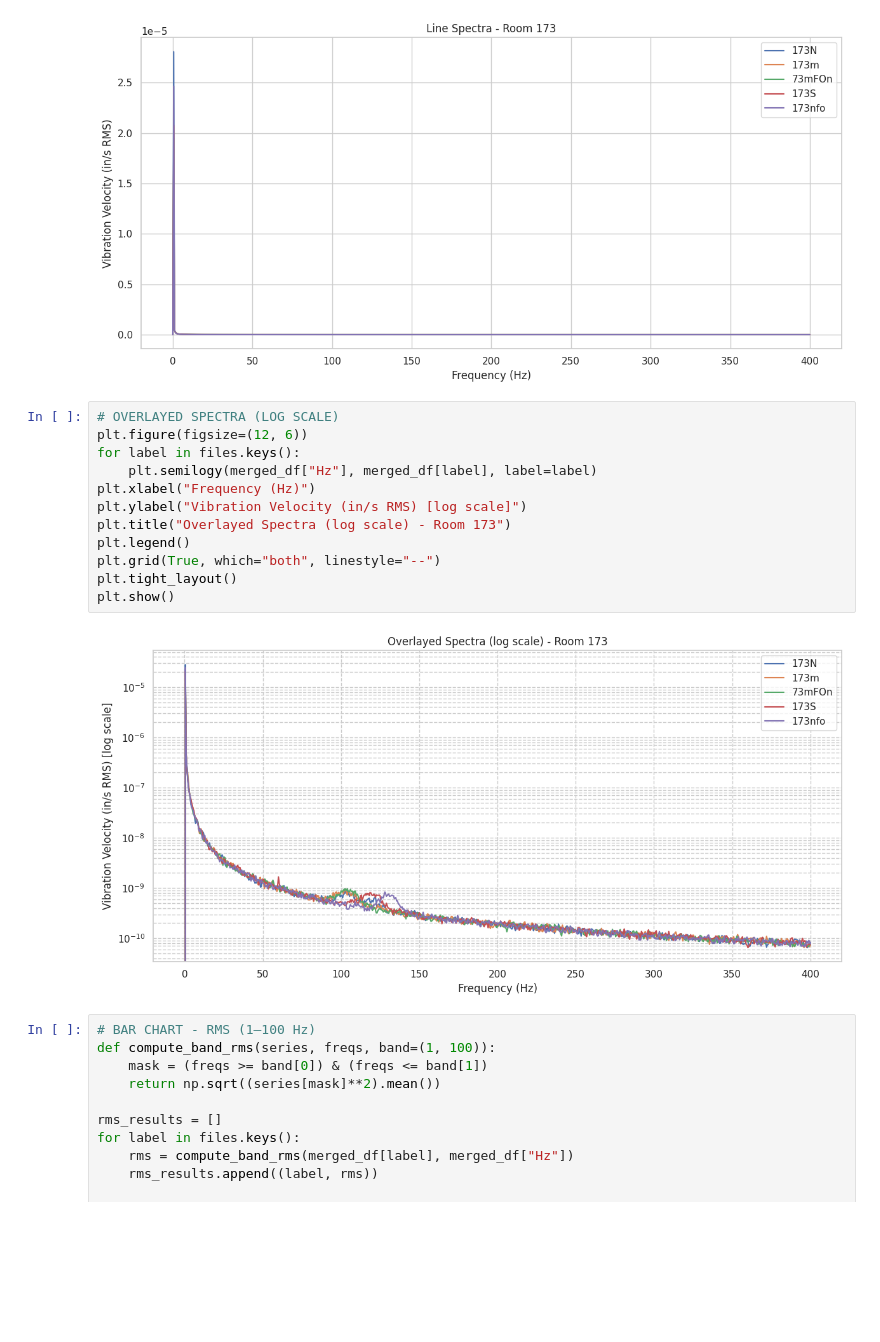
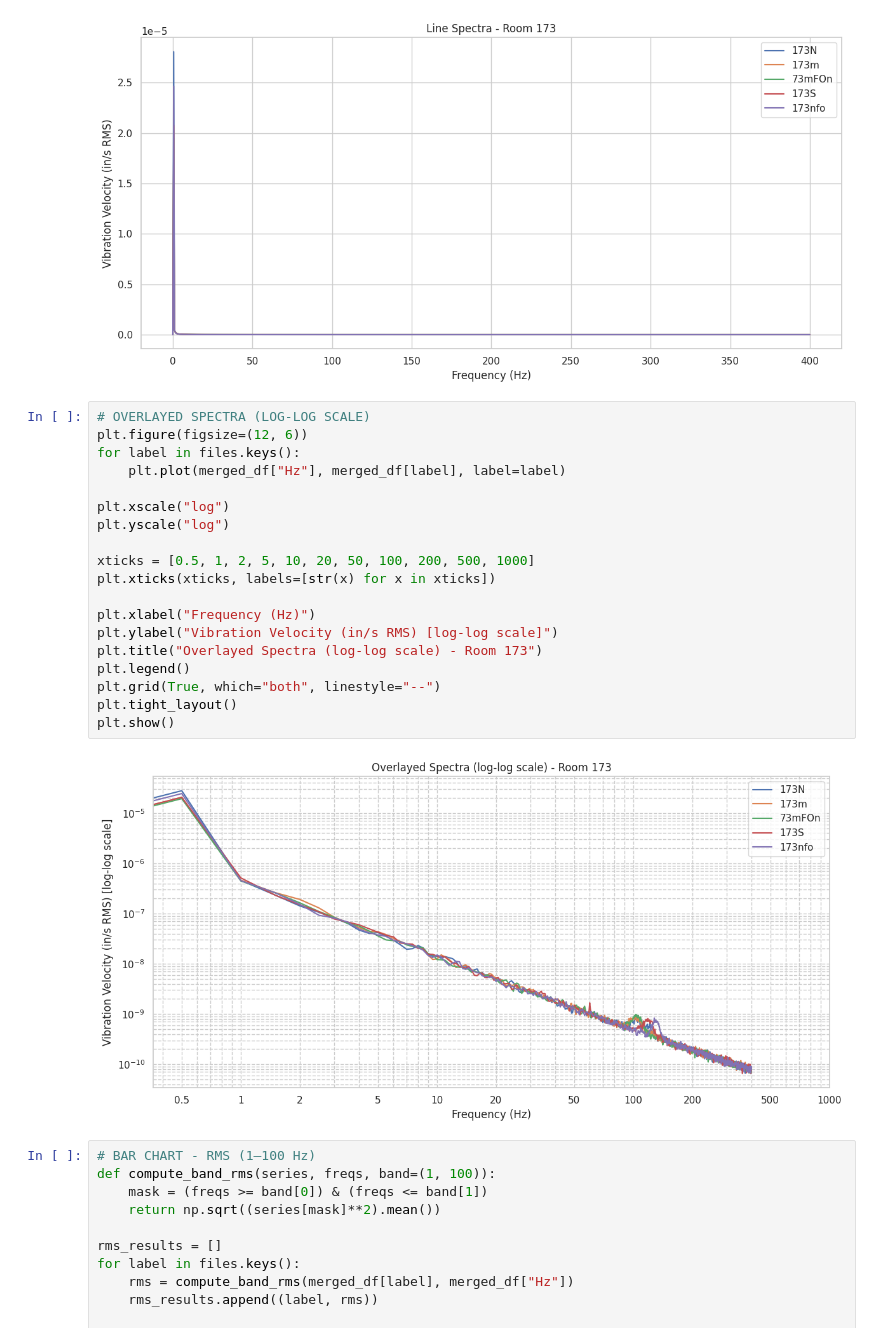
Before and after one commit to VikrantVDeo/Vibration-Analysis, a Jupyter notebook: Room_173.ipynb, the cells around one changed output. Drawn from its saved outputs; the diff is of its cells as text; blank space fills up the shorter version.

Commit message:
New_Log_Scale

```diff
--- a/Room_173.ipynb
+++ b/Room_173.ipynb
@@ -93,19 +95,26 @@ Merged DataFrame created
 | 4 | 2.0 | 1.421754e-07 | 1.915269e-07 | 1.640852e-07 | 1.504210e-07 | 1.532930e-07 |
 [figure]
 # %%
-# OVERLAYED SPECTRA (LOG SCALE)
+# OVERLAYED SPECTRA (LOG-LOG SCALE)
 plt.figure(figsize=(12, 6))
 for label in files.keys():
-    plt.semilogy(merged_df["Hz"], merged_df[label], label=label)
+    plt.plot(merged_df["Hz"], merged_df[label], label=label)
+
+plt.xscale("log")
+plt.yscale("log")
+
+xticks = [0.5, 1, 2, 5, 10, 20, 50, 100, 200, 500, 1000]
+plt.xticks(xticks, labels=[str(x) for x in xticks])
+
 plt.xlabel("Frequency (Hz)")
-plt.ylabel("Vibration Velocity (in/s RMS) [log scale]")
-plt.title("Overlayed Spectra (log scale) - Room 173")
+plt.ylabel("Vibration Velocity (in/s RMS) [log-log scale]")
+plt.title("Overlayed Spectra (log-log scale) - Room 173")
 plt.legend()
 plt.grid(True, which="both", linestyle="--")
 plt.tight_layout()
 plt.show()
 # %% [output]
-[figure, old version]
+[figure, new version]
 # %%
 # BAR CHART - RMS (1–100 Hz)
 def compute_band_rms(series, freqs, band=(1, 100)):
```
Also changed, not shown: parts of 1 cell of this notebook.
